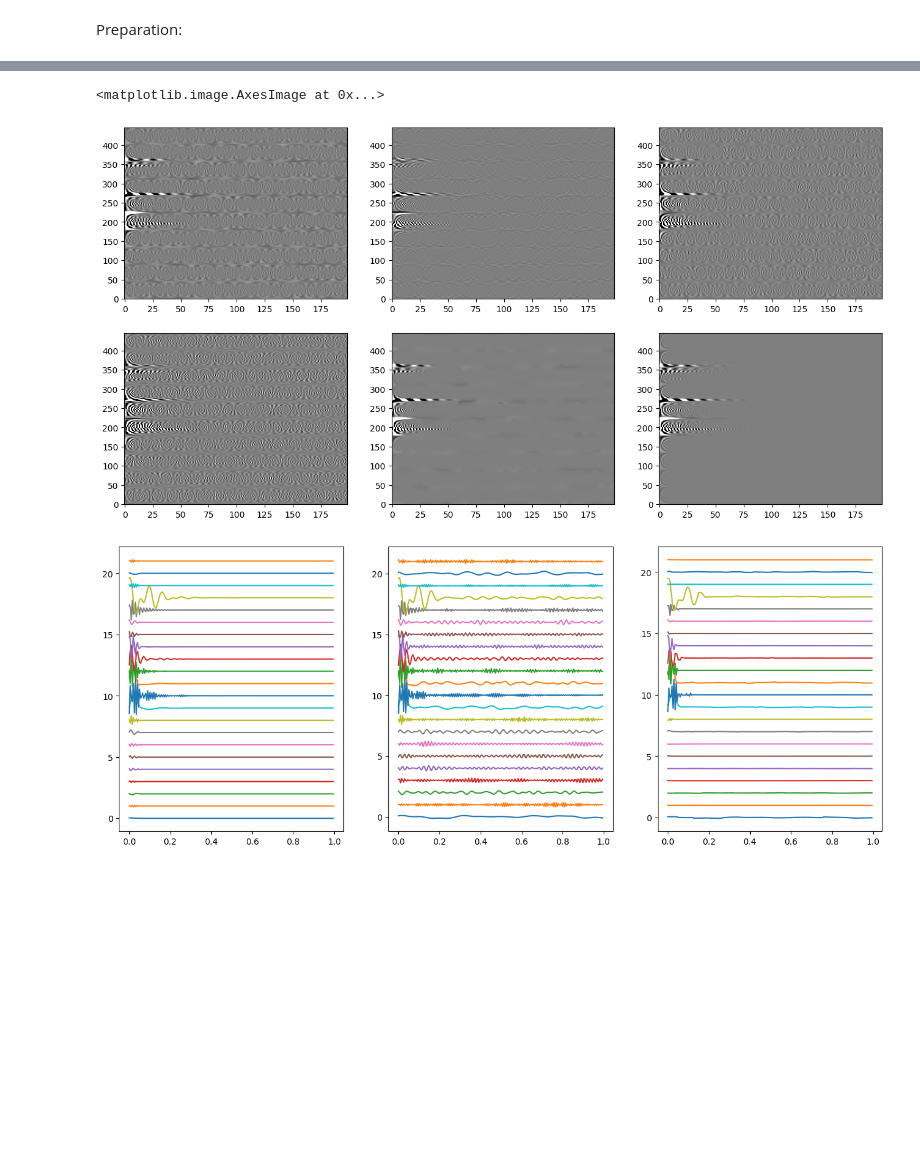
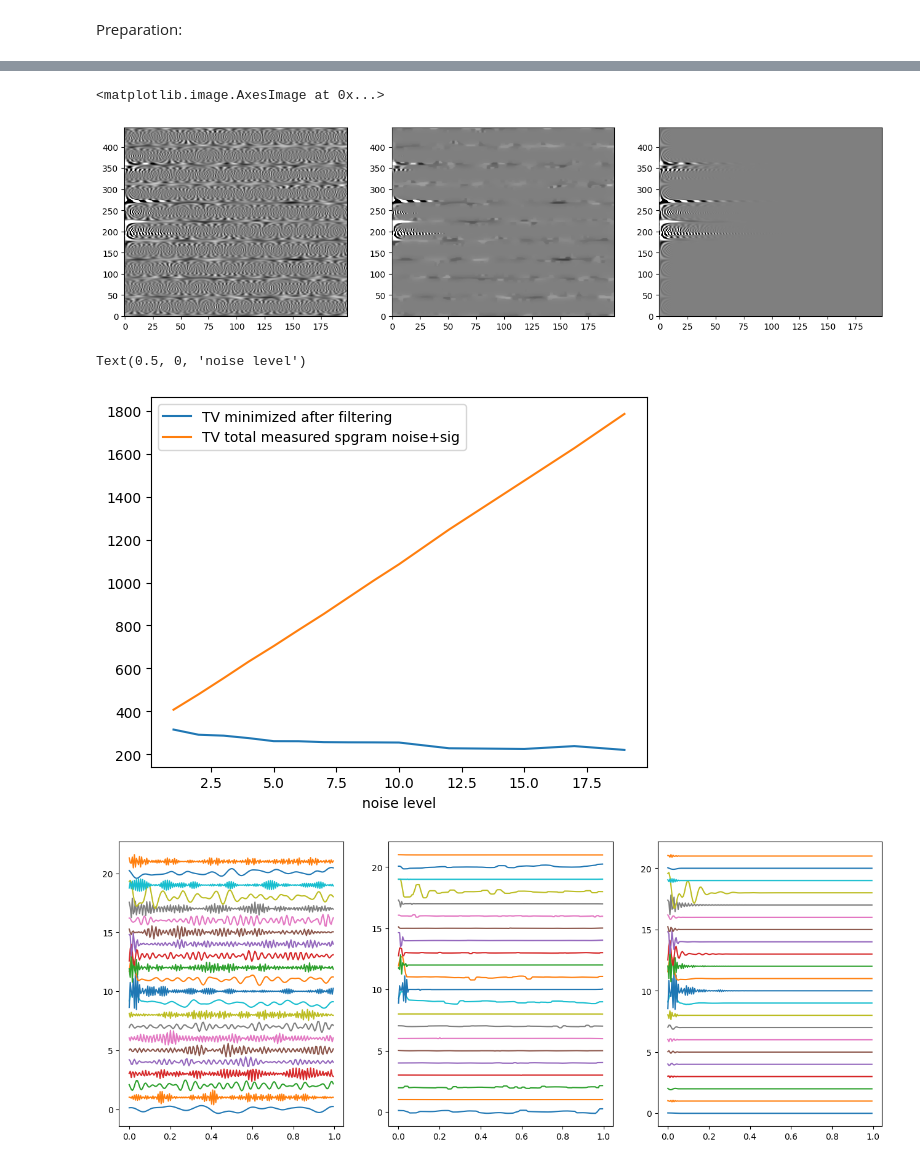
Before and after one commit to MICLab-Unicamp/LeticiaDiniz_IC, a Jupyter notebook: NoiseAnalysis_Filter.ipynb, the cells around one changed output, grey strips where cells are left out. Cells and saved outputs as stored; diff of their text form; code cells hidden in the pictures; blank space fills up the shorter version.

```diff
--- a/NoiseAnalysis_Filter.ipynb
+++ b/NoiseAnalysis_Filter.ipynb
@@ -335,0 +252,19 @@ div = get_div(grad)
+# %%
+std_basis = [1,2,3,4,5,6,7,8,9,10,12,15,17,19]
+# %%
+std_estimated_for_residual = []
+for i in range(len(std_)):
+    if i%20 == 0:
+        std_estimated_for_residual.append(lamda_[i])
+# %%
+min_mse_idx = []
+for i in range(len(std_basis)):
+    aux = mse3_[i*26:(i+1)*26]
+    min_mse_idx.append(aux.index(min(aux)))
+lamda_min_mse = []
+min_mse = []
+for i in range(len(std_basis)):
+    aux = lamda3_[i*26:(i+1)*26]
+    aux2 = mse3_[i*26:(i+1)*26]
+    lamda_min_mse.append(aux[min_mse_idx[i]])
+    min_mse.append(aux2[min_mse_idx[i]])
@@ -335,0 +320,2 @@ div = get_div(grad)
+# %%
+qntty = 1
@@ -336,23 +402,31 @@ div = get_div(grad)
 # %%
-fig, ax = plt.subplots(nrows=2, ncols=3, figsize=(16,8))
-vmin_ = np.mean(np.real(spgram_gt_normABS[0,:,:]))-2*np.std(np.real(spgram_gt_normABS[0,:,:]))
-vmax_ = np.mean(np.real(spgram_gt_normABS[0,:,:]))+2*np.std(np.real(spgram_gt_normABS[0,:,:]))
+fig, ax = plt.subplots(nrows=1, ncols=3, figsize=(16,4))
+vmin_ = np.mean(np.real(spgram_gt[0,:,:]))-2*np.std(np.real(spgram_gt[0,:,:]))
+vmax_ = np.mean(np.real(spgram_gt[0,:,:]))+2*np.std(np.real(spgram_gt[0,:,:]))
 
-ax[0,0].imshow(np.real(spgram_corrupted_avgs_normABS)[0,:,:], origin='lower', aspect='auto', cmap='gray',vmin=vmin_, vmax = vmax_)
-ax[0,1].imshow(grad[0,0,:,:], origin='lower', aspect='auto', cmap='gray',vmin=vmin_, vmax = vmax_)
-ax[0,2].imshow(grad[0,1,:,:], origin='lower', aspect='auto', cmap='gray',vmin=vmin_, vmax = vmax_)
-ax[1,0].imshow(div[0,:,:], origin='lower', aspect='auto', cmap='gray',vmin=vmin_, vmax = vmax_)
-ax[1,1].imshow(filtered_TV[0,:,:], origin='lower', aspect='auto', cmap='gray',vmin=vmin_, vmax = vmax_)
-ax[1,2].imshow(np.real(spgram_gt_normABS)[0,:,:], origin='lower', aspect='auto', cmap='gray',vmin=vmin_, vmax = vmax_)
+ax[0].imshow(spgrams_corrupted[-1][0,:,:], origin='lower', aspect='auto', cmap='gray',vmin=vmin_, vmax = vmax_)
+ax[1].imshow(spgrams_filtered[-1][0,:,:], origin='lower', aspect='auto', cmap='gray',vmin=vmin_, vmax = vmax_)
+ax[2].imshow(np.real(spgram_gt[0,:,:]), origin='lower', aspect='auto', cmap='gray',vmin=vmin_, vmax = vmax_)
 # %% [output]
 <matplotlib.image.AxesImage at 0x...>
-[figure, old version]
+[figure, new version]
+# %%
+aux = []
+for i in range(len(TV_global)):
+    aux.append(TV_global[i][-1])
+plt.plot(std_basis,aux, label = 'TV minimized after filtering')
+plt.plot(std_basis,dict_metrics_normABS_tcorrected['TV_aniso_total']['mean'], label ='TV total measured spgram noise+sig')
+plt.legend(loc='upper left')
+plt.xlabel('noise level')
+# %% [output]
+Text(0.5, 0, 'noise level')
+[figure, added]
 # %%
 fig, ax = plt.subplots(1,3, figsize=(16,6))
 offset = 1
-for i in range(int(np.round(spgram_gt_normABS.shape[1]/20))):
-    ax[0].plot(t_spect,np.real(spgram_gt_normABS[idx,i*20,:])*20+offset*i)
-    ax[1].plot(t_spect,np.real(spgram_corrupted_avgs_normABS[idx,i*20,:])*20+offset*i)
-    ax[2].plot(t_spect,np.real(filtered_TV[idx,i*20,:])*20+offset*i)
+for i in range(int(np.round(spgram_gt.shape[1]/20))):
+    ax[0].plot(t_spect,spgrams_corrupted[-1][0,i*20,:]*20+offset*i)
+    ax[1].plot(t_spect,spgrams_filtered[-1][0,i*20,:]*20+offset*i)
+    ax[2].plot(t_spect,np.real(spgram_gt[0,i*20,:])*20+offset*i)
 # %% [output]
-[figure, old version]
+[figure, new version]
```
Also changed, not shown: parts of 29 cells of this notebook, 4 other files.
